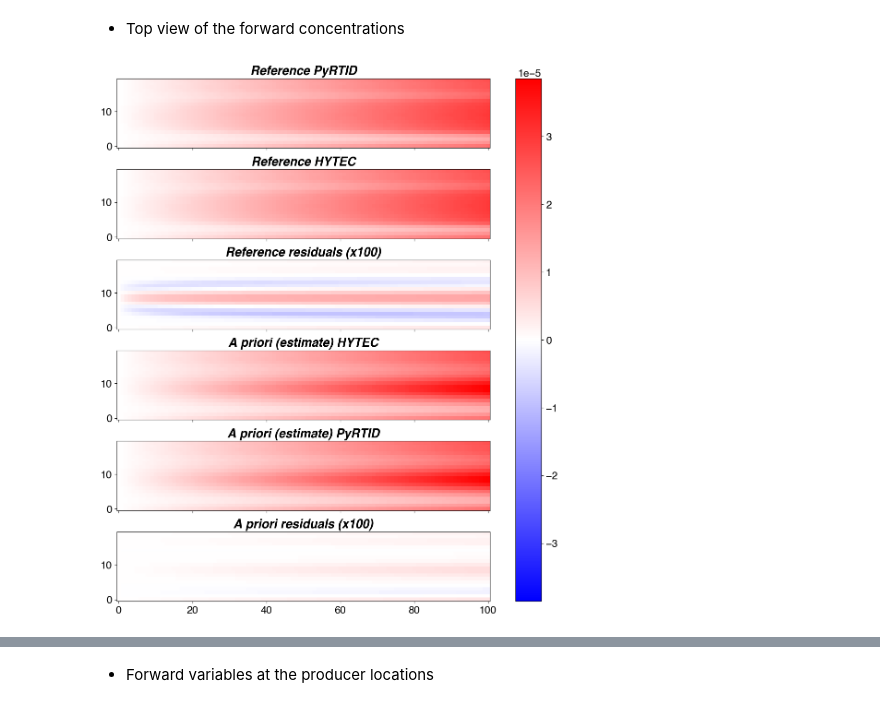
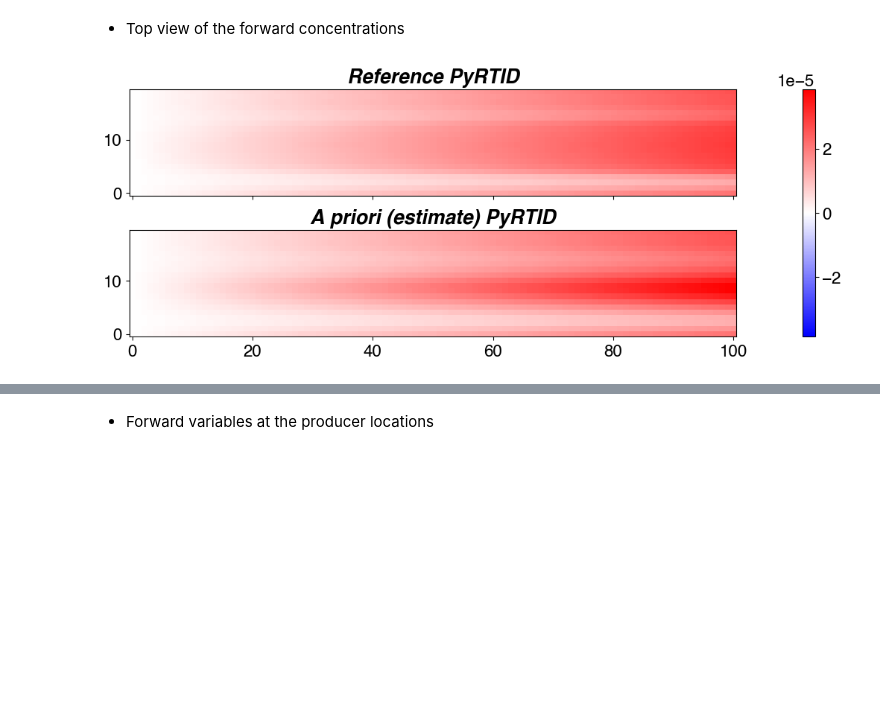
Before and after one commit to antoinecollet5/pyrtid, a Jupyter notebook: examples/adjoint/1d/diff_1ok_inv_diff_from_mob.ipynb, the cells around one changed output, grey strips where cells are left out. Drawn from its saved outputs; the diff is of its cells as text; code cells hidden in the pictures; blank space fills up the shorter version.

```diff
--- a/examples/adjoint/1d/diff_1ok_inv_diff_from_mob.ipynb
+++ b/examples/adjoint/1d/diff_1ok_inv_diff_from_mob.ipynb
@@ -617,40 +292,28 @@ min_estimate_hytec = simu_estimate.handlers.results.extract_field_from_grid_res(
 - Top view of the forward concentrations
 # %%
 plotter = NestedGridPlotter(
-    fig_params={"constrained_layout": True, "figsize": (10, 12)},
+    fig_params={"constrained_layout": True, "figsize": (10, 4)},
     subplots_mosaic_params={
         "fig0": dict(
-            mosaic=[["ax1-1"], ["ax2-1"], ["ax3-1"], ["ax4-1"], ["ax5-1"], ["ax6-1"]],
+            mosaic=[["ax1-1"], ["ax2-1"]],
             sharey=True,
             sharex=True,
         )
     },
 )
 
 multi_imshow(
     axes=list(plotter.ax_dict.values()),
     fig=plotter.fig,
     data={
         "Reference PyRTID": model_reference.tr_model.conc[:, 0, :].T,
-        "Reference HYTEC": fwd_conc_reference_hytec[:, 0, 0, :].T,
-        "Reference residuals (x100)": (
-            model_reference.tr_model.conc[:, 0, :].T
-            - fwd_conc_reference_hytec[:, 0, 0, :].T
-        )
-        * 100,
-        "A priori (estimate) HYTEC": fwd_conc_estimate_hytec[:, 0, 0, :].T,
         "A priori (estimate) PyRTID": model_estimate.tr_model.conc[:, 0, :].T,
-        "A priori residuals (x100)": (
-            model_estimate.tr_model.conc[:, 0, :].T
-            - fwd_conc_estimate_hytec[:, 0, 0, :].T
-        )
-        * 100,
     },
     is_symetric_cbar=True,
 )
 
 fname = "tracer_concentration_true_vs_estimate_map"
 for format in ["png", "pdf"]:
     plotter.fig.savefig(str(fig_save_path.joinpath(f"{fname}.{format}")), format=format)
 # %% [output]
-[figure, old version]
+[figure, new version]
```
Also changed, not shown: parts of 44 cells of this notebook, 6 other files.
